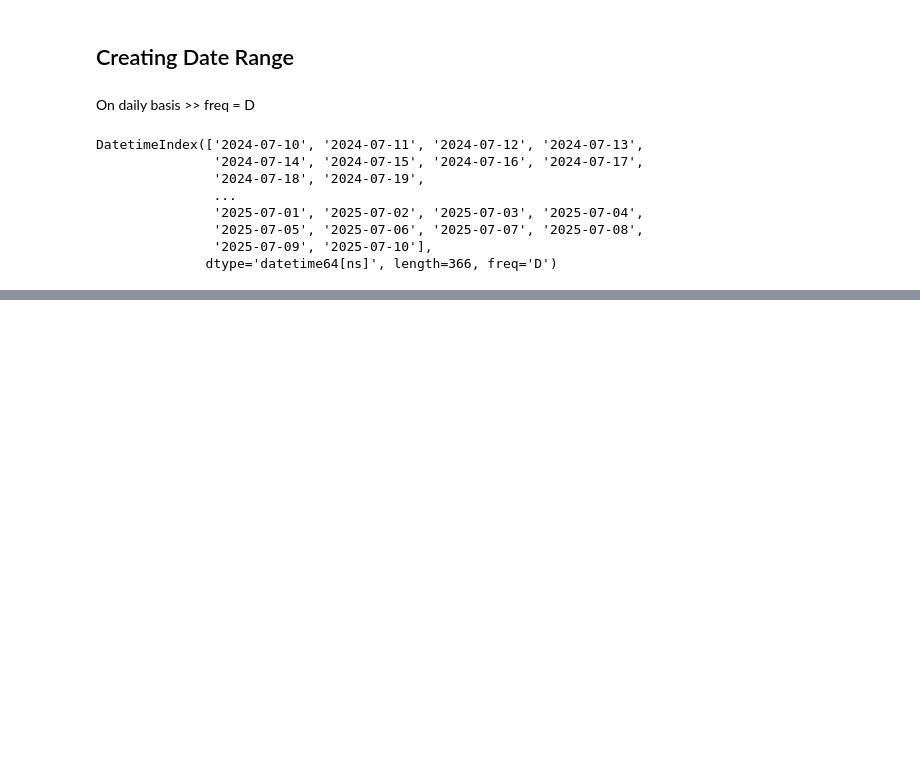
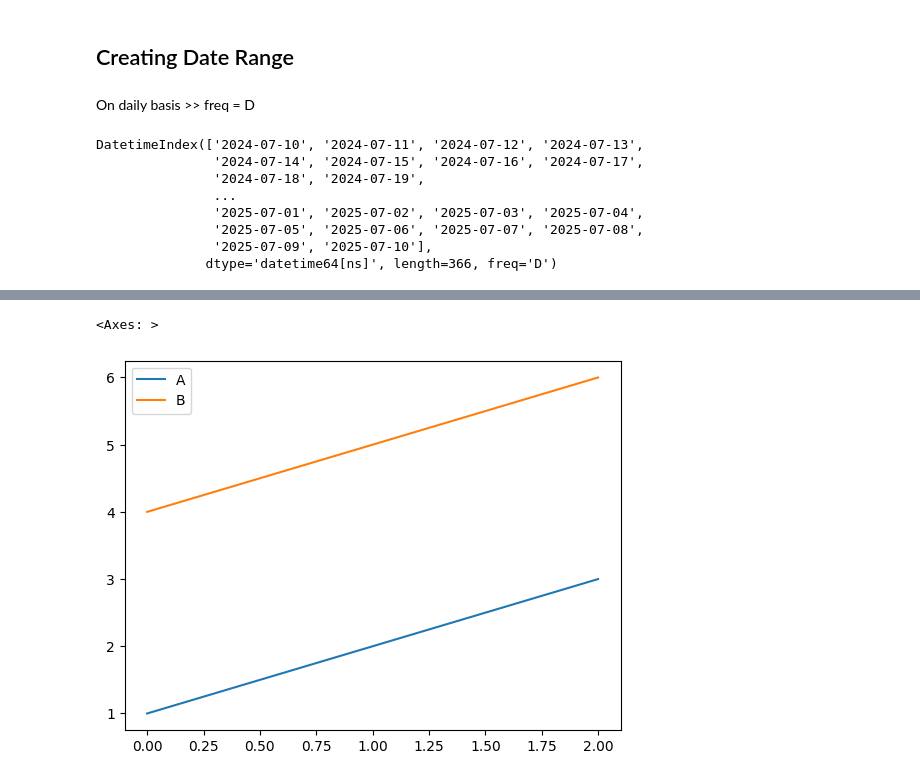
Before and after one commit to prA-G/DailyPythonNotes, a Jupyter notebook: 19_Pandas_Advance.ipynb, the cells around one changed output, grey strips where cells are left out. Drawn from its saved outputs; the diff is of its cells as text; code cells hidden in the pictures; blank space fills up the shorter version.

```diff
--- a/19_Pandas_Advance.ipynb
+++ b/19_Pandas_Advance.ipynb
@@ -2178,0 +2389,5 @@ DatetimeIndex(['2024-07-10', '2024-07-11', '2024-07-12', '2024-07-13',
+# %%
+df.plot()
+# %% [output]
+<Axes: >
+[figure, added]
```
Also changed, not shown: parts of 46 cells of this notebook.
